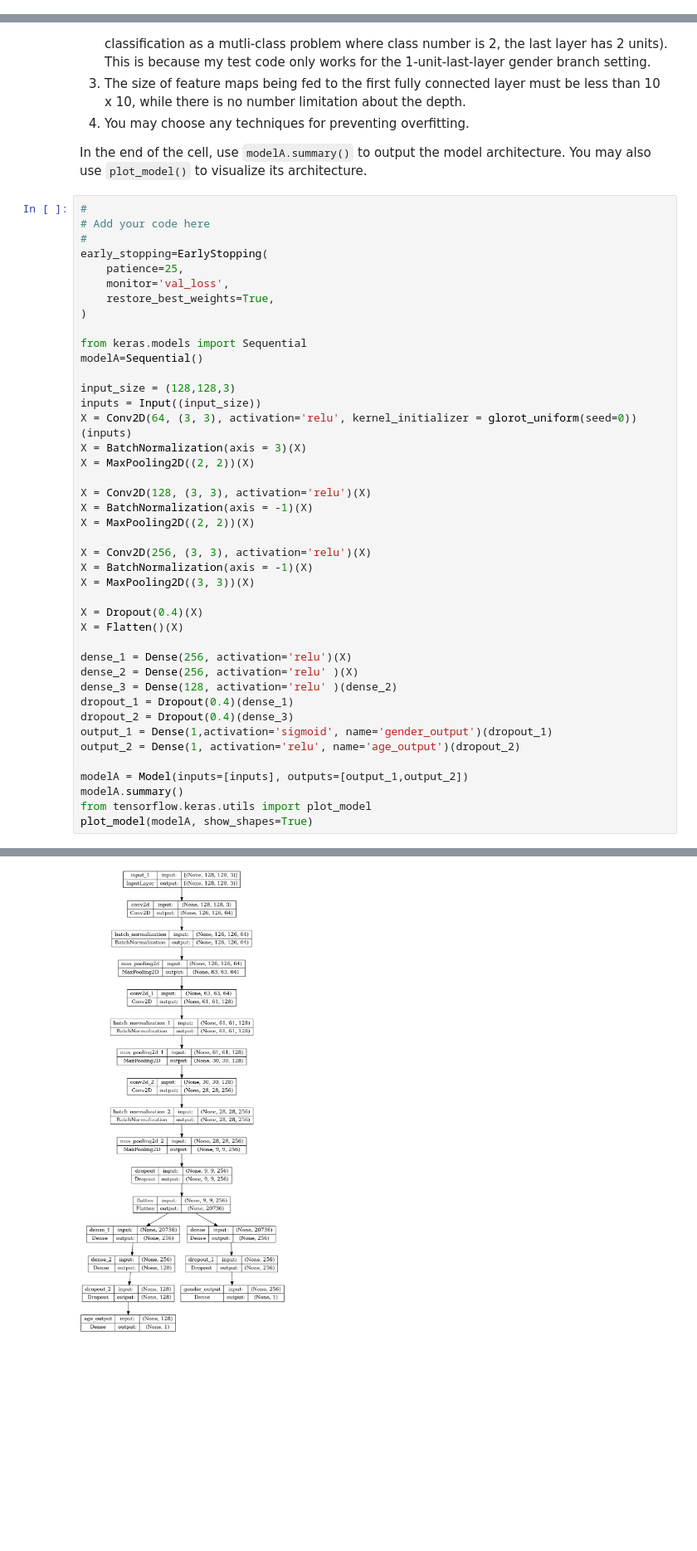
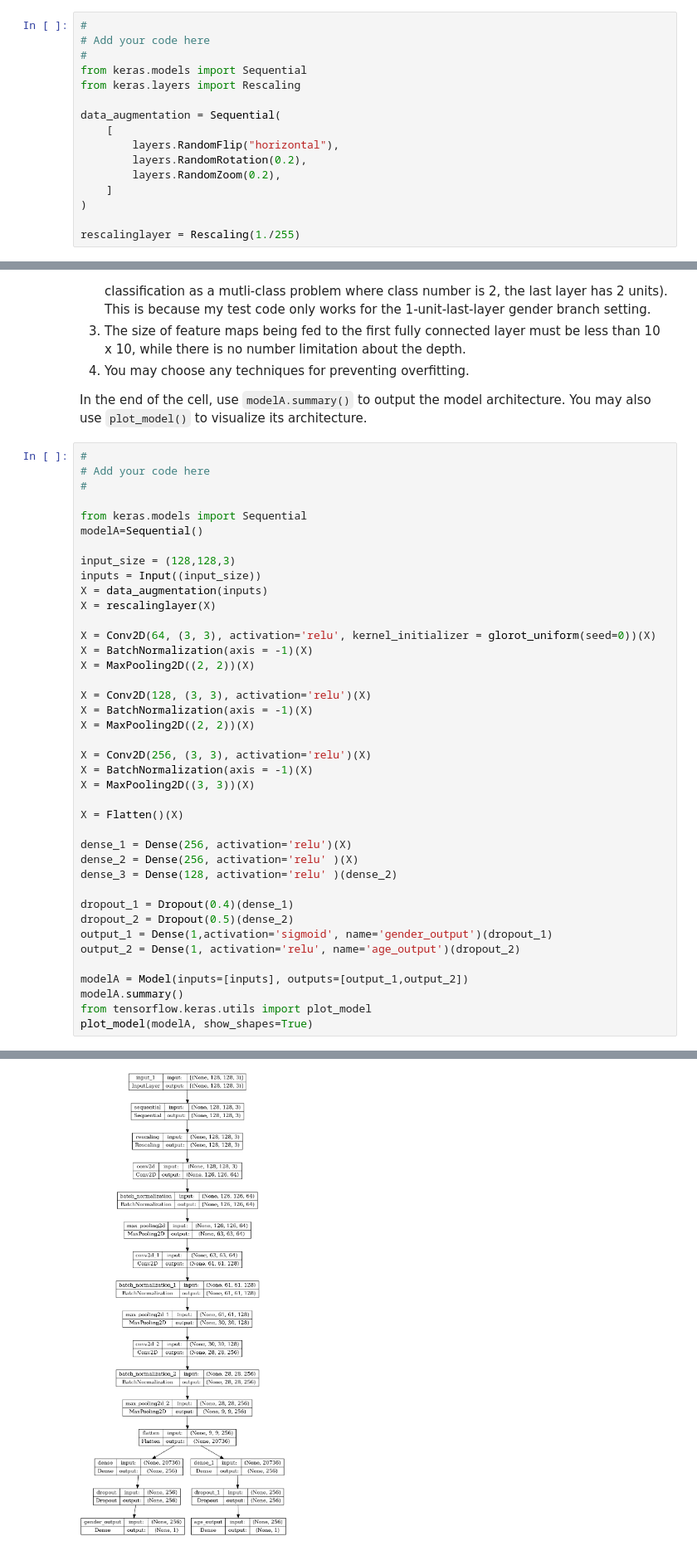
Before and after one commit to rwitobaansheikh/ML2_Coursework, a Jupyter notebook: age_gender_submit.ipynb, the cells around one changed output, grey strips where cells are left out. Shown at 83% size. Saved outputs shown, nothing was run; the diff lists cells and outputs as text; blank space fills up the shorter version.

```diff
--- a/age_gender_submit.ipynb
+++ b/age_gender_submit.ipynb
@@ -181,0 +144,16 @@ Found 500 validated image filenames.
+# %%
+#
+# Add your code here
+#
+from keras.models import Sequential
+from keras.layers import Rescaling
+
+data_augmentation = Sequential(
+    [
+        layers.RandomFlip("horizontal"),
+        layers.RandomRotation(0.2),
+        layers.RandomZoom(0.2),
+    ]
+)
+
+rescalinglayer = Rescaling(1./255)
@@ -194,19 +187,17 @@ In the end of the cell, use `modelA.summary()` to output the model architecture.
 #
 # Add your code here
 #
-early_stopping=EarlyStopping(
-    patience=25,
-    monitor='val_loss',
-    restore_best_weights=True,
-)
 
 from keras.models import Sequential
 modelA=Sequential()
 
 input_size = (128,128,3)
 inputs = Input((input_size))
-X = Conv2D(64, (3, 3), activation='relu', kernel_initializer = glorot_uniform(seed=0))(inputs)
-X = BatchNormalization(axis = 3)(X)
+X = data_augmentation(inputs)
+X = rescalinglayer(X)
+
+X = Conv2D(64, (3, 3), activation='relu', kernel_initializer = glorot_uniform(seed=0))(X)
+X = BatchNormalization(axis = -1)(X)
 X = MaxPooling2D((2, 2))(X)
 
 X = Conv2D(128, (3, 3), activation='relu')(X)
@@ -217,14 +208,14 @@ X = Conv2D(256, (3, 3), activation='relu')(X)
 X = BatchNormalization(axis = -1)(X)
 X = MaxPooling2D((3, 3))(X)
 
-X = Dropout(0.4)(X)
 X = Flatten()(X)
 
 dense_1 = Dense(256, activation='relu')(X)
 dense_2 = Dense(256, activation='relu' )(X)
 dense_3 = Dense(128, activation='relu' )(dense_2)
+
 dropout_1 = Dropout(0.4)(dense_1)
-dropout_2 = Dropout(0.4)(dense_3)
+dropout_2 = Dropout(0.5)(dense_2)
 output_1 = Dense(1,activation='sigmoid', name='gender_output')(dropout_1)
 output_2 = Dense(1, activation='relu', name='age_output')(dropout_2)
 
@@ -267,4 +244,4 @@ Your kernel may have been built without NUMA support.
-[figure, old version]
+[figure, new version]
 # %% [markdown]
 ## STEP3A: Compile and train your model
 Compile and train your model here.
```
Also changed, not shown: parts of 18 cells of this notebook, 1 other file.
